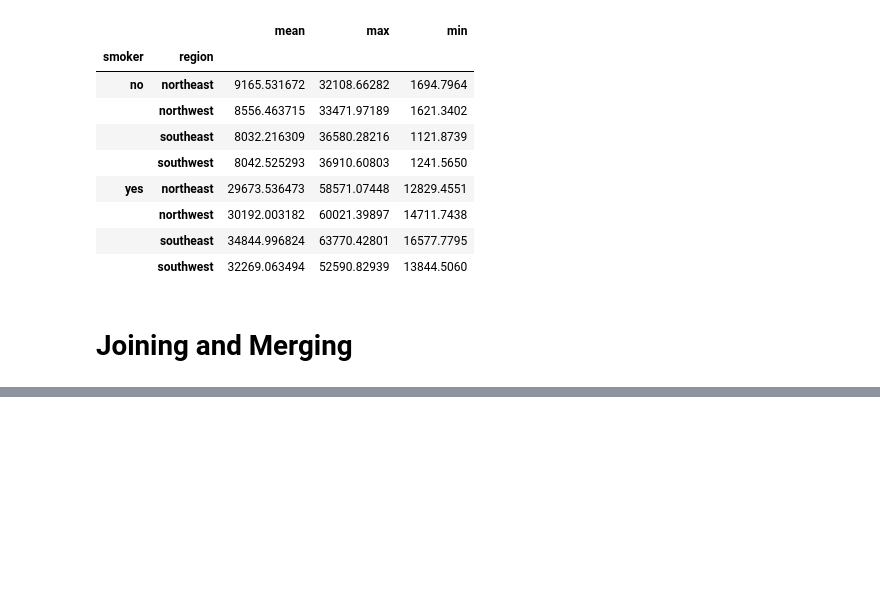
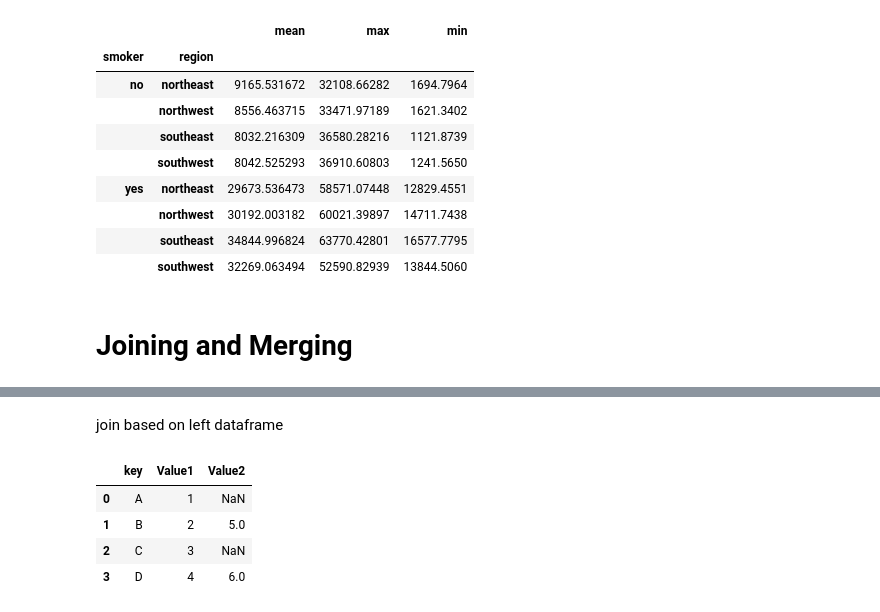
Before and after one commit to jahidsagar/Data-Analysis-With-Python, a Jupyter notebook: pandas.ipynb, the cells around one changed output, grey strips where cells are left out. Drawn from its saved outputs; the diff is of its cells as text; code cells hidden in the pictures; blank space fills up the shorter version.

```diff
--- a/pandas.ipynb
+++ b/pandas.ipynb
@@ -263,0 +289,10 @@ smoker_groupby
+# %% [markdown]
+join based on left dataframe
+# %%
+pd.merge(df1, df2, on='key', how='left')
+# %% [output]
+|  | key | Value1 | Value2 |
+| 0 | A | 1 | NaN |
+| 1 | B | 2 | 5.0 |
+| 2 | C | 3 | NaN |
+| 3 | D | 4 | 6.0 |
```
Also changed, not shown: parts of 8 cells of this notebook.
